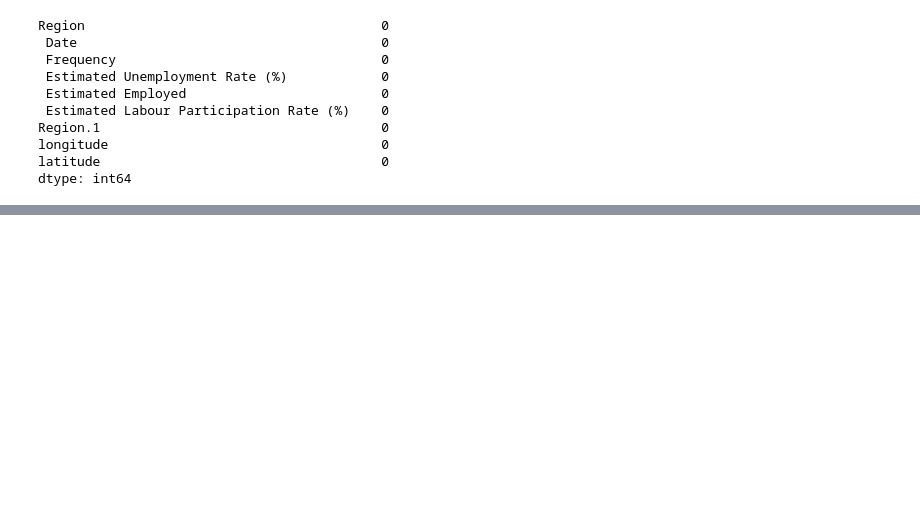
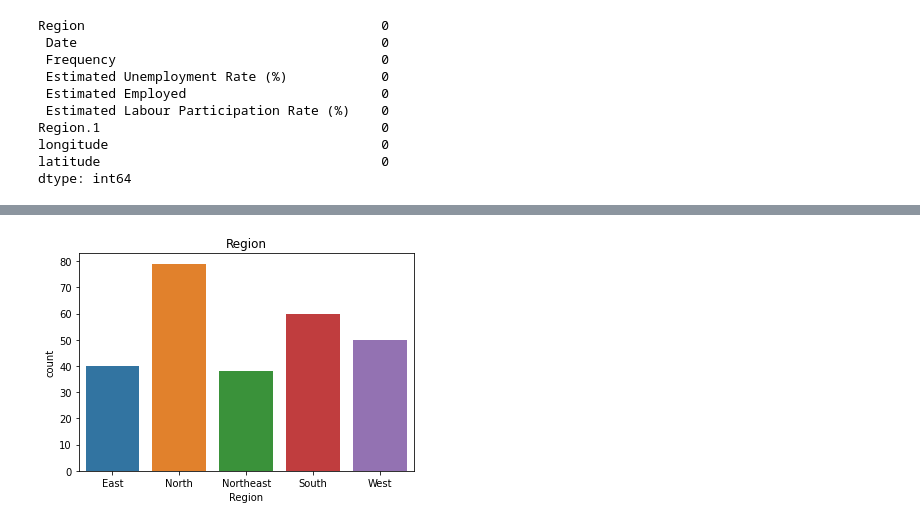
Before and after one commit to Sonali749/MSC-Project, a Jupyter notebook: Unemployment.ipynb, the cells around one changed output, grey strips where cells are left out. Cells and saved outputs as stored; diff of their text form; code cells hidden in the pictures; blank space fills up the shorter version.

```diff
--- a/Unemployment.ipynb
+++ b/Unemployment.ipynb
@@ -74,3 +95,12 @@ dataset['Date'] = pd.to_datetime(dataset['Date'],dayfirst=True)
 dataset['Frequency']= dataset['Frequency'].astype('category')
 # %%
 dataset['Month'] =  dataset['Date'].dt.month
+# %%
+dataset['Month_int'] = dataset['Month'].apply(lambda x : int(x))
+# %%
+dataset['Month_name'] =  dataset['Month_int'].apply(lambda x: calendar.month_abbr[x])
+# %%
+dataset['Region'] = dataset['Region'].astype('category')
+# %%
+dataset.drop(columns='Month',inplace=True)
+dataset.head(3)
@@ -76,0 +135,8 @@ dataset['Month'] =  dataset['Date'].dt.month
+# %%
+sns.countplot(x='Region',data=dataset)
+
+plt.title("Region")
+
+plt.show()
+# %% [output]
+[figure, added]
```
Also changed, not shown: parts of 8 cells of this notebook.
